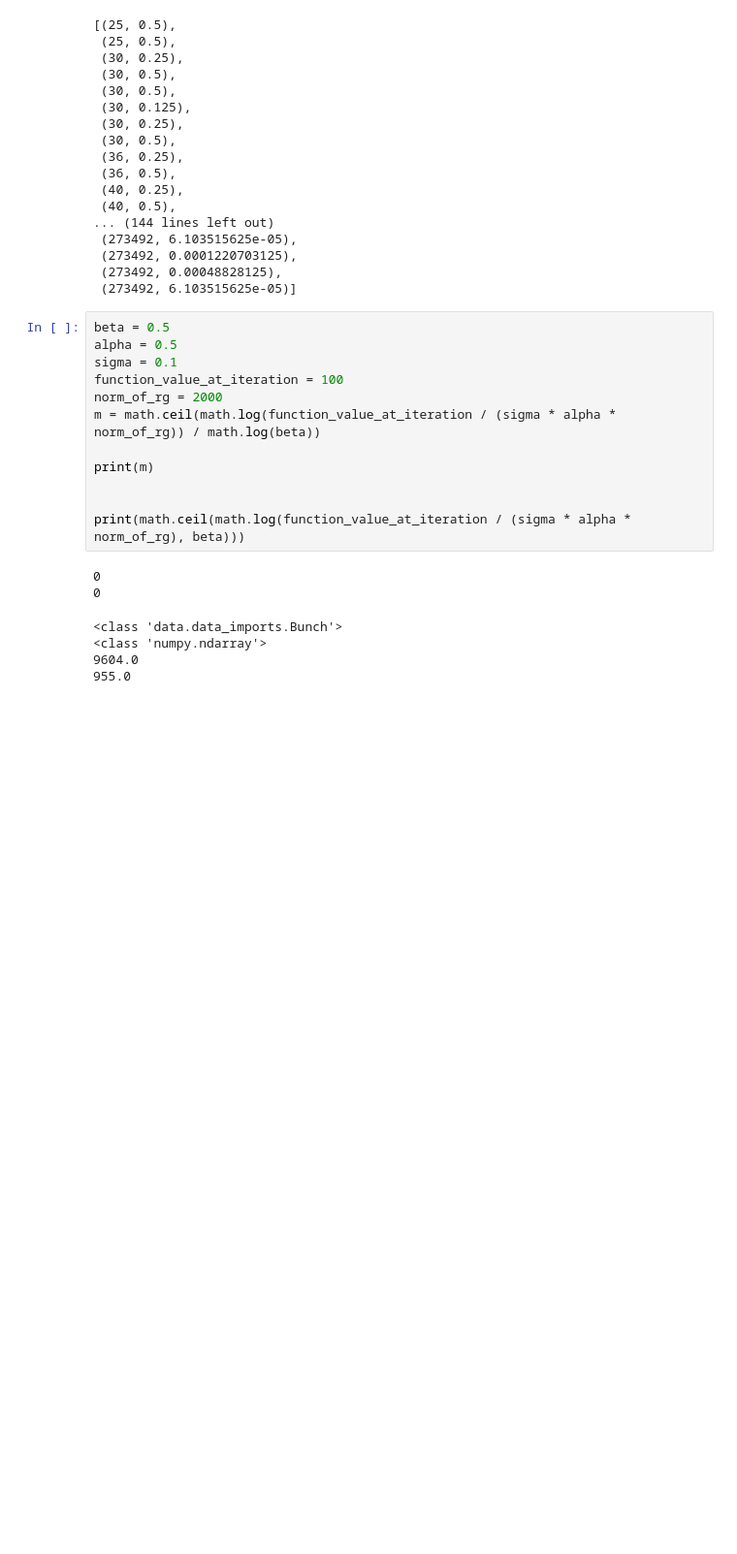
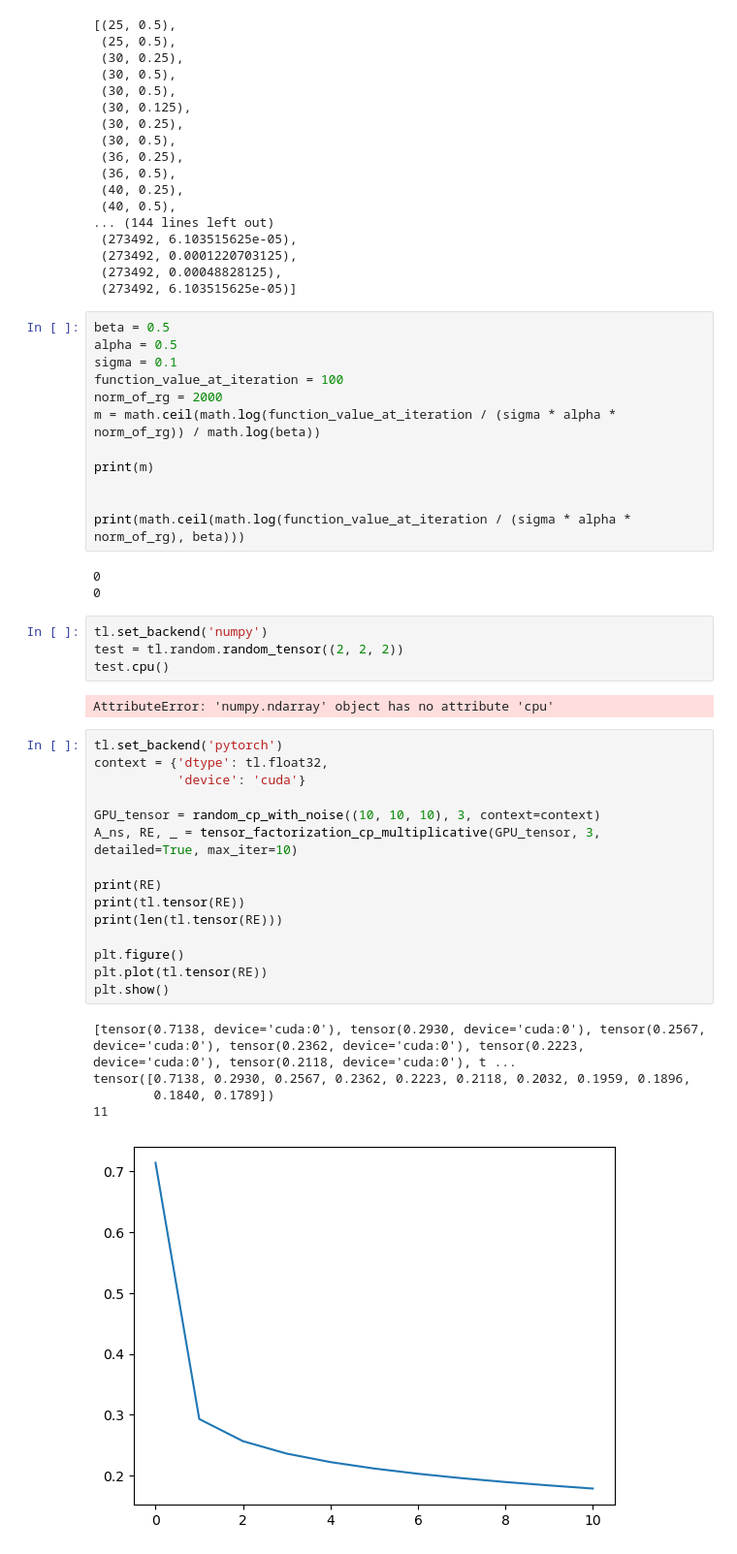
Before and after one commit to IntegrierBar/GeometricTensorFactorization, a Jupyter notebook: Masterarbeit.ipynb, the cells around one changed output. Shown: that part at 97% size. Saved outputs shown, nothing was run; the diff lists cells and outputs as text; blank space fills up the shorter version.

```diff
--- a/Masterarbeit.ipynb
+++ b/Masterarbeit.ipynb
@@ -1104,9 +1089,30 @@ print(math.ceil(math.log(function_value_at_iteration / (sigma * alpha * norm_of_
 # %% [output]
 0
 0
+# %%
+tl.set_backend('numpy')
+test = tl.random.random_tensor((2, 2, 2))
+test.cpu()
+# %% [output]
+AttributeError: 'numpy.ndarray' object has no attribute 'cpu'
 # %%
+tl.set_backend('pytorch')
+context = {'dtype': tl.float32,
+           'device': 'cuda'}
+
+GPU_tensor = random_cp_with_noise((10, 10, 10), 3, context=context)
+A_ns, RE, _ = tensor_factorization_cp_multiplicative(GPU_tensor, 3, detailed=True, max_iter=10)
+
+print(RE)
+print(tl.tensor(RE))
+print(len(tl.tensor(RE)))
+
+plt.figure()
+plt.plot(tl.tensor(RE))
+plt.show()
 # %% [output]
-<class 'data.data_imports.Bunch'>
-<class 'numpy.ndarray'>
-9604.0
-955.0
+[tensor(0.7138, device='cuda:0'), tensor(0.2930, device='cuda:0'), tensor(0.2567, device='cuda:0'), tensor(0.2362, device='cuda:0'), tensor(0.2223, device='cuda:0'), tensor(0.2118, device='cuda:0'), t ...
+tensor([0.7138, 0.2930, 0.2567, 0.2362, 0.2223, 0.2118, 0.2032, 0.1959, 0.1896,
+        0.1840, 0.1789])
+11
+[figure, added]
```
Also changed, not shown: parts of 15 cells of this notebook, 1 other file.
